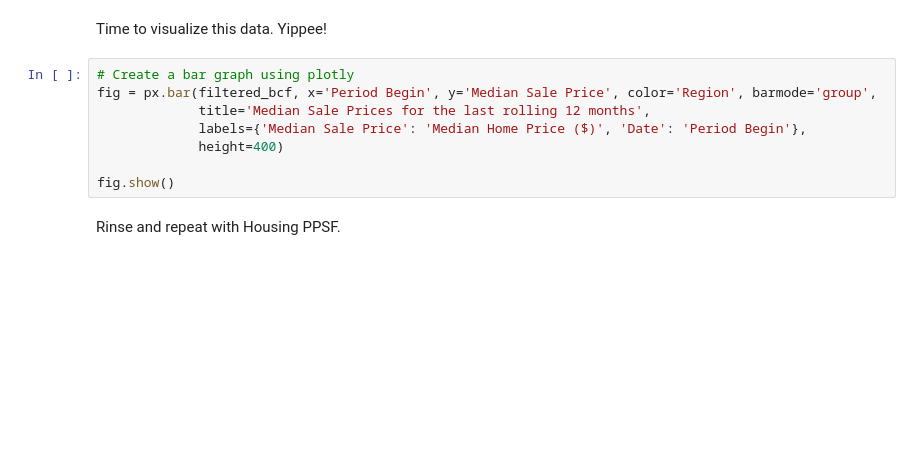
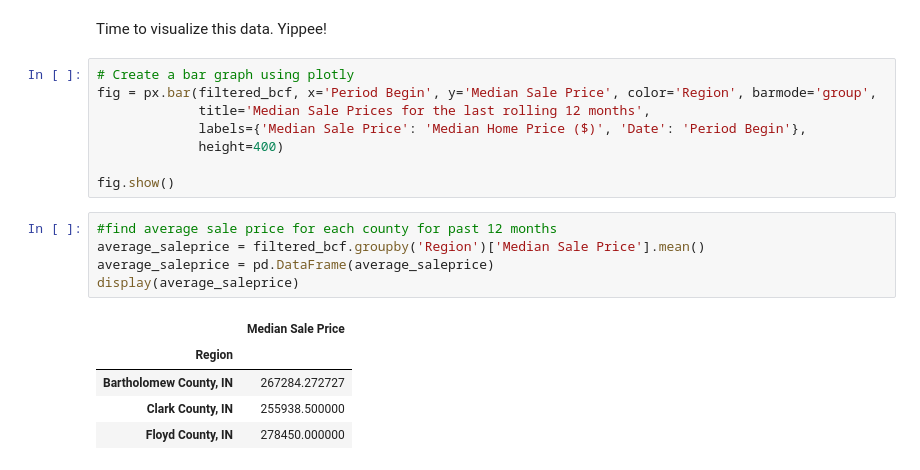
Before and after one commit to RachTheRad/SoIN_Housing_Analysis, a Jupyter notebook: HA_Cap_NB1.ipynb, the cells around one changed output. Cells and saved outputs as stored; diff of their text form; blank space fills up the shorter version.

```diff
--- a/HA_Cap_NB1.ipynb
+++ b/HA_Cap_NB1.ipynb
@@ -281,5 +299,14 @@ fig = px.bar(filtered_bcf, x='Period Begin', y='Median Sale Price', color='Regio
              height=400)
 
 fig.show()
-# %% [markdown]
-Rinse and repeat with Housing PPSF.
+# %%
+#find average sale price for each county for past 12 months
+average_saleprice = filtered_bcf.groupby('Region')['Median Sale Price'].mean()
+average_saleprice = pd.DataFrame(average_saleprice)
+display(average_saleprice)
+# %% [output]
+|  | Median Sale Price |
+| Region |  |
+| Bartholomew County, IN | 267284.272727 |
+| Clark County, IN | 255938.500000 |
+| Floyd County, IN | 278450.000000 |
```
Also changed, not shown: parts of 4 cells of this notebook.
